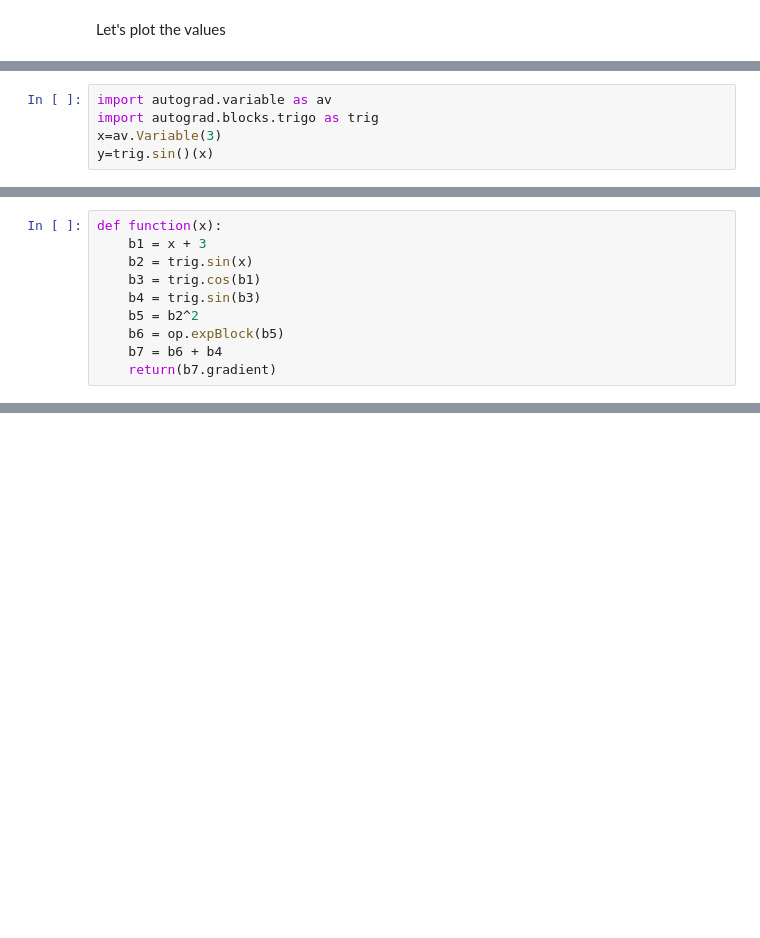
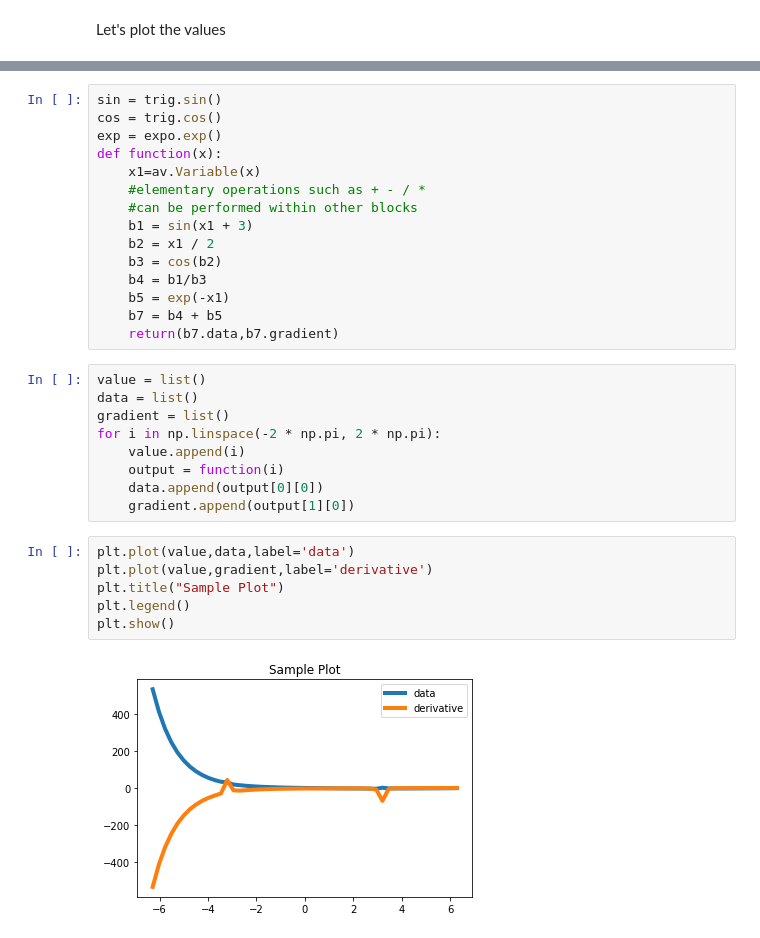
Before and after one commit to cs207-project-group4/cs207-FinalProject, a Jupyter notebook: Demo_Notebook.ipynb, the cells around one changed output, grey strips where cells are left out. Saved outputs shown, nothing was run; the diff lists cells and outputs as text; blank space fills up the shorter version.

```diff
--- a/Demo_Notebook.ipynb
+++ b/Demo_Notebook.ipynb
@@ -67,6 +84 @@ NameError: name 'value' is not defined
-# %%
-import autograd.variable as av
-import autograd.blocks.trigo as trig
-x=av.Variable(3)
-y=trig.sin()(x)
 # %% [markdown]
@@ -74,10 +86,0 @@ Create a function to evaluate at multiple values
-# %%
-def function(x):
-    b1 = x + 3
-    b2 = trig.sin(x)
-    b3 = trig.cos(b1)
-    b4 = trig.sin(b3)
-    b5 = b2^2
-    b6 = op.expBlock(b5)
-    b7 = b6 + b4
-    return(b7.gradient)
@@ -86,0 +87,32 @@ TypeError: function() missing 1 required positional argument: 'x'
+# %%
+sin = trig.sin()
+cos = trig.cos()
+exp = expo.exp()
+def function(x):
+    x1=av.Variable(x)
+    #elementary operations such as + - / *
+    #can be performed within other blocks
+    b1 = sin(x1 + 3)
+    b2 = x1 / 2
+    b3 = cos(b2)
+    b4 = b1/b3
+    b5 = exp(-x1)
+    b7 = b4 + b5
+    return(b7.data,b7.gradient)
+# %%
+value = list()
+data = list()
+gradient = list()
+for i in np.linspace(-2 * np.pi, 2 * np.pi):
+    value.append(i)
+    output = function(i)
+    data.append(output[0][0])
+    gradient.append(output[1][0])
+# %%
+plt.plot(value,data,label='data')
+plt.plot(value,gradient,label='derivative')
+plt.title("Sample Plot")
+plt.legend()
+plt.show()
+# %% [output]
+[figure, added]
```
Also changed, not shown: parts of 14 cells of this notebook.
